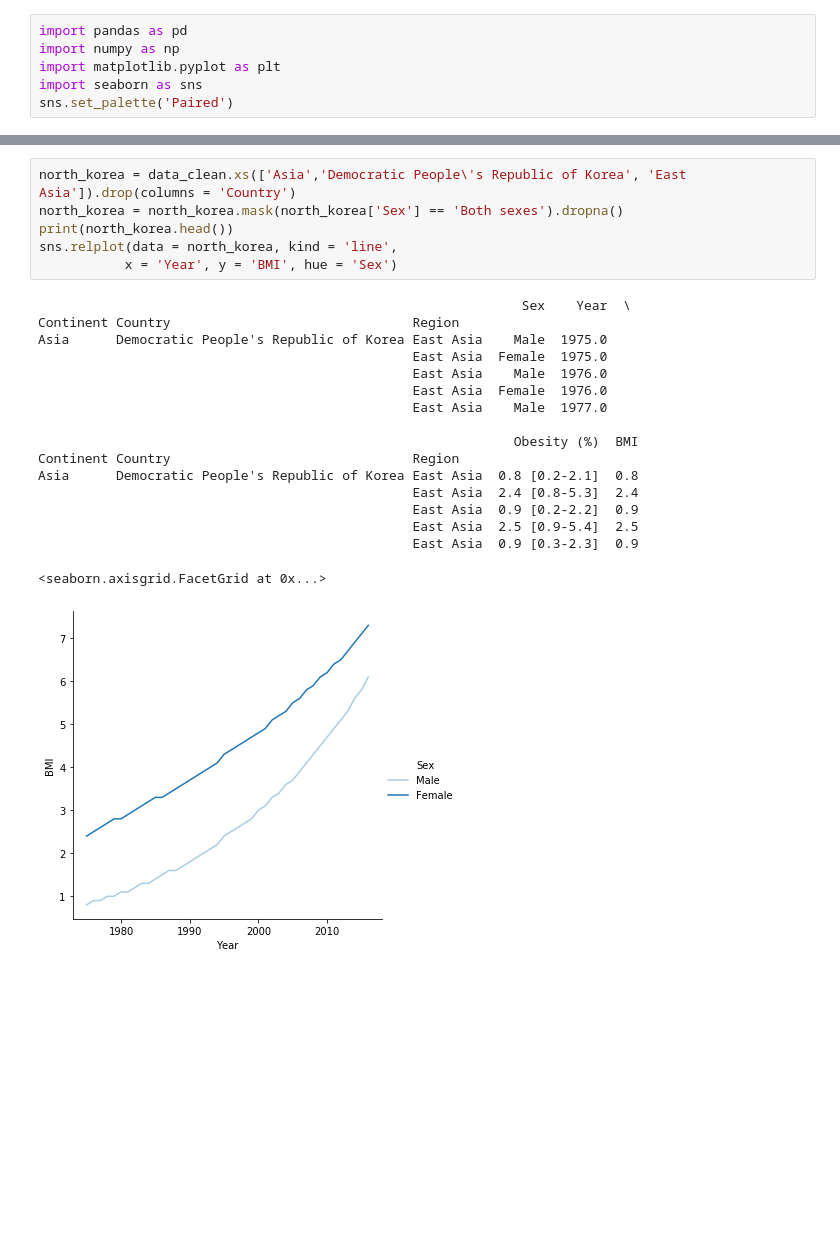
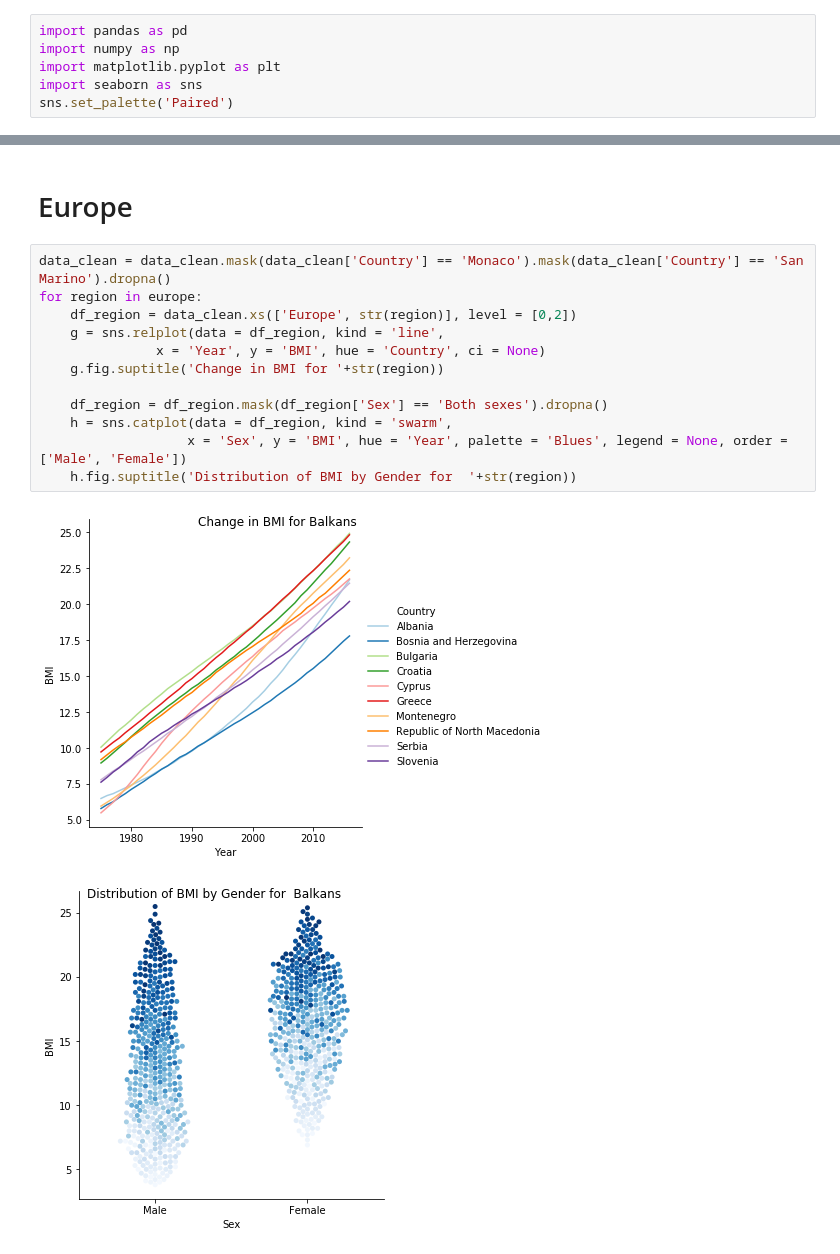
Before and after one commit to bill12m/Obesity_1975-2016, a Jupyter notebook: Obesity.ipynb, the cells around one changed output, grey strips where cells are left out. Saved outputs shown, nothing was run; the diff lists cells and outputs as text; blank space fills up the shorter version.

```diff
--- a/Obesity.ipynb
+++ b/Obesity.ipynb
@@ -73,24 +78,17 @@ for region in asia:
-# %%
-north_korea = data_clean.xs(['Asia','Democratic People\'s Republic of Korea', 'East Asia']).drop(columns = 'Country')
-north_korea = north_korea.mask(north_korea['Sex'] == 'Both sexes').dropna()
-print(north_korea.head())
-sns.relplot(data = north_korea, kind = 'line',
-           x = 'Year', y = 'BMI', hue = 'Sex')
-# %% [output]
-                                                              Sex    Year  \
-Continent Country                               Region
-Asia      Democratic People's Republic of Korea East Asia    Male  1975.0
-                                                East Asia  Female  1975.0
-                                                East Asia    Male  1976.0
-                                                East Asia  Female  1976.0
-                                                East Asia    Male  1977.0
-
-                                                             Obesity (%)  BMI
-Continent Country                               Region
-Asia      Democratic People's Republic of Korea East Asia  0.8 [0.2-2.1]  0.8
-                                                East Asia  2.4 [0.8-5.3]  2.4
-                                                East Asia  0.9 [0.2-2.2]  0.9
-                                                East Asia  2.5 [0.9-5.4]  2.5
-                                                East Asia  0.9 [0.3-2.3]  0.9
-<seaborn.axisgrid.FacetGrid at 0x...>
-[figure, removed]
+# %% [markdown]
+# Europe
+# %%
+data_clean = data_clean.mask(data_clean['Country'] == 'Monaco').mask(data_clean['Country'] == 'San Marino').dropna()
+for region in europe:
+    df_region = data_clean.xs(['Europe', str(region)], level = [0,2])
+    g = sns.relplot(data = df_region, kind = 'line',
+               x = 'Year', y = 'BMI', hue = 'Country', ci = None)
+    g.fig.suptitle('Change in BMI for '+str(region))
+
+    df_region = df_region.mask(df_region['Sex'] == 'Both sexes').dropna()
+    h = sns.catplot(data = df_region, kind = 'swarm',
+                   x = 'Sex', y = 'BMI', hue = 'Year', palette = 'Blues', legend = None, order = ['Male', 'Female'])
+    h.fig.suptitle('Distribution of BMI by Gender for  '+str(region))
+# %% [output]
+[figure, added]
+[figure, added]
```
Also changed, not shown: parts of 12 cells of this notebook, 1 other file.
